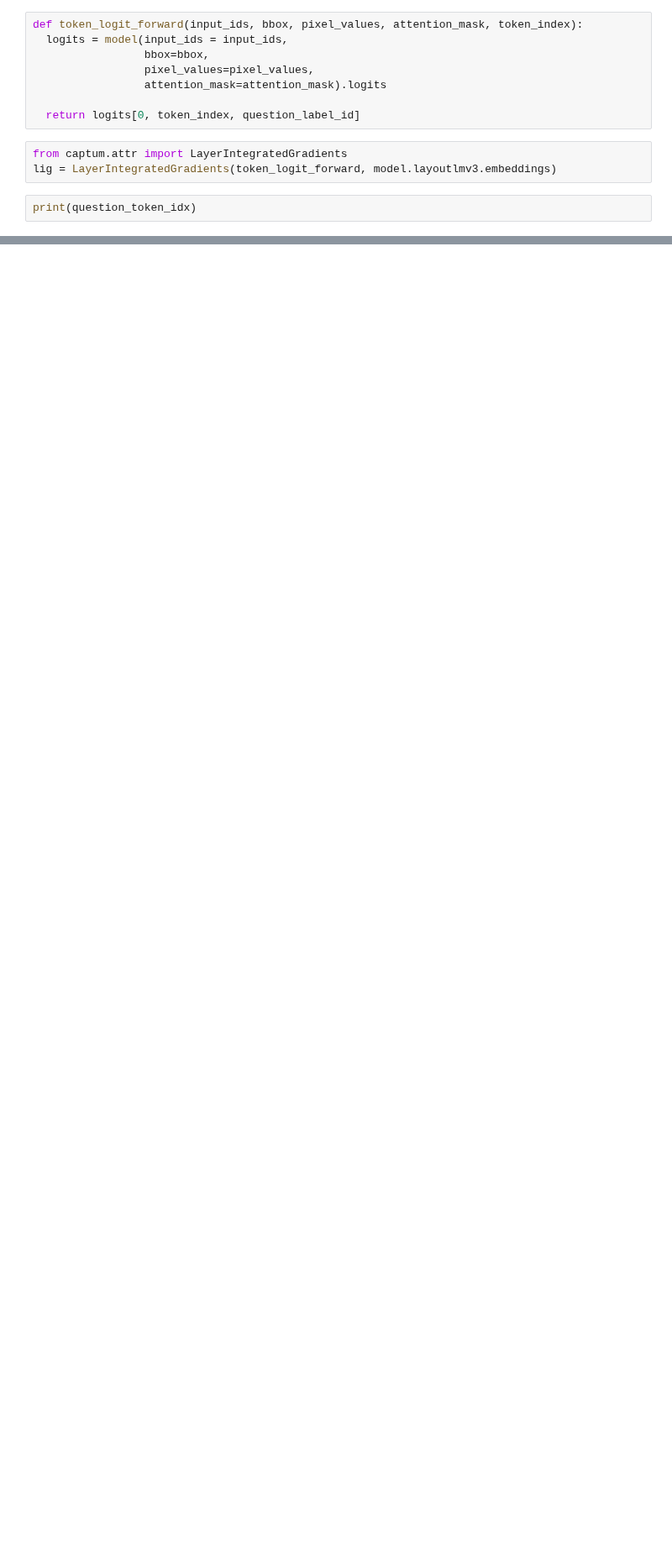
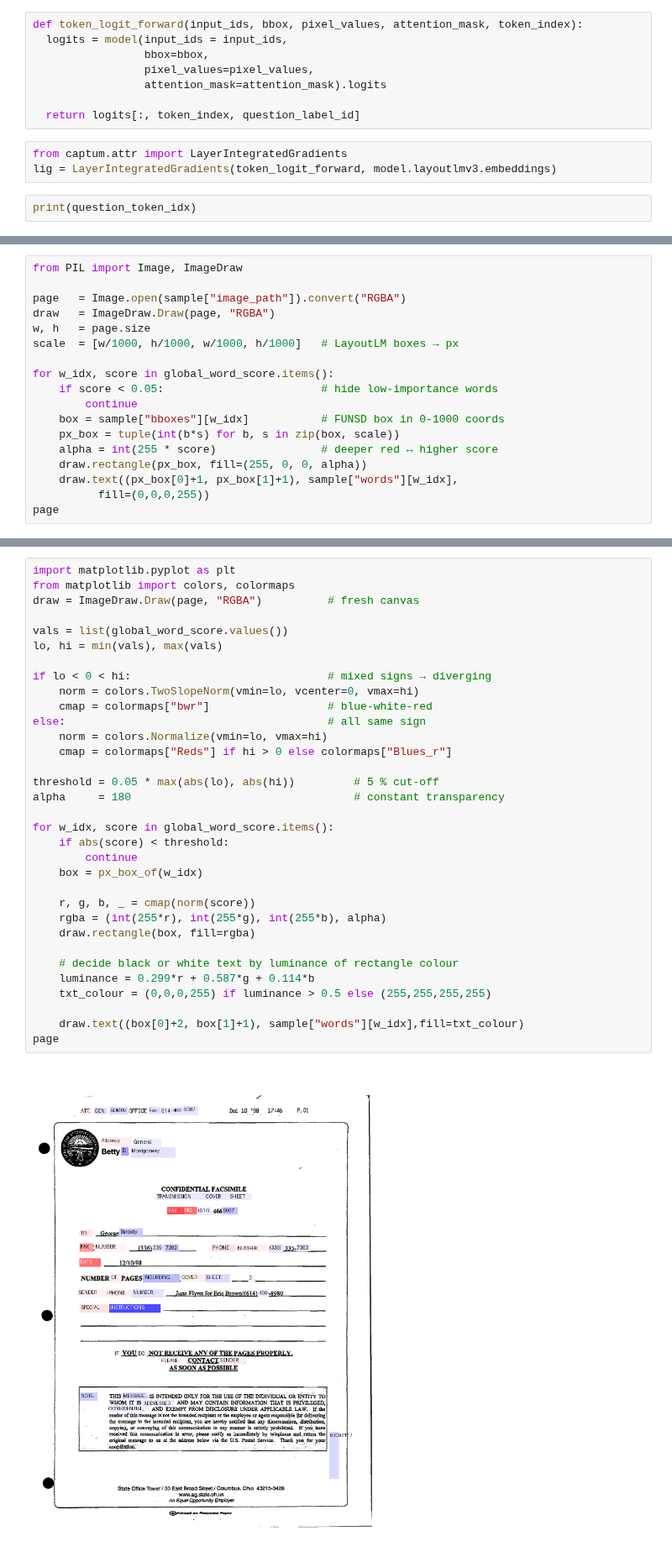
Before and after one commit to adamserag1/Interpretability-for-VRDU-models, a Jupyter notebook: Interpretability Techniques/IntegratedGradients.ipynb, the cells around one changed output, grey strips where cells are left out. Shown at 84% size. Cells and saved outputs as stored; diff of their text form; blank space fills up the shorter version.

```diff
--- a/Interpretability Techniques/IntegratedGradients.ipynb
+++ b/Interpretability Techniques/IntegratedGradients.ipynb
@@ -113,7 +138,7 @@ def token_logit_forward(input_ids, bbox, pixel_values, attention_mask, token_ind
                  pixel_values=pixel_values,
                  attention_mask=attention_mask).logits
 
-  return logits[0, token_index, question_label_id]
+  return logits[:, token_index, question_label_id]
 # %%
 from captum.attr import LayerIntegratedGradients
 lig = LayerIntegratedGradients(token_logit_forward, model.layoutlmv3.embeddings)
@@ -191,0 +246,18 @@ for token_id, idx, scalar_logit in tokens_labeled_question:
+# %%
+from PIL import Image, ImageDraw
+
+page   = Image.open(sample["image_path"]).convert("RGBA")
+draw   = ImageDraw.Draw(page, "RGBA")
+w, h   = page.size
+scale  = [w/1000, h/1000, w/1000, h/1000]   # LayoutLM boxes → px
+
+for w_idx, score in global_word_score.items():
+    if score < 0.05:                        # hide low-importance words
+        continue
+    box = sample["bboxes"][w_idx]           # FUNSD box in 0-1000 coords
+    px_box = tuple(int(b*s) for b, s in zip(box, scale))
+    alpha = int(255 * score)                # deeper red ↔ higher score
+    draw.rectangle(px_box, fill=(255, 0, 0, alpha))
+    draw.text((px_box[0]+1, px_box[1]+1), sample["words"][w_idx],
+          fill=(0,0,0,255))
+page
@@ -191,0 +266,35 @@ for token_id, idx, scalar_logit in tokens_labeled_question:
+# %%
+import matplotlib.pyplot as plt
+from matplotlib import colors, colormaps
+draw = ImageDraw.Draw(page, "RGBA")          # fresh canvas
+
+vals = list(global_word_score.values())
+lo, hi = min(vals), max(vals)
+
+if lo < 0 < hi:                              # mixed signs → diverging
+    norm = colors.TwoSlopeNorm(vmin=lo, vcenter=0, vmax=hi)
+    cmap = colormaps["bwr"]                  # blue-white-red
+else:                                        # all same sign
+    norm = colors.Normalize(vmin=lo, vmax=hi)
+    cmap = colormaps["Reds"] if hi > 0 else colormaps["Blues_r"]
+
+threshold = 0.05 * max(abs(lo), abs(hi))         # 5 % cut-off
+alpha     = 180                                  # constant transparency
+
+for w_idx, score in global_word_score.items():
+    if abs(score) < threshold:
+        continue
+    box = px_box_of(w_idx)
+
+    r, g, b, _ = cmap(norm(score))
+    rgba = (int(255*r), int(255*g), int(255*b), alpha)
+    draw.rectangle(box, fill=rgba)
+
+    # decide black or white text by luminance of rectangle colour
+    luminance = 0.299*r + 0.587*g + 0.114*b
+    txt_colour = (0,0,0,255) if luminance > 0.5 else (255,255,255,255)
+
+    draw.text((box[0]+2, box[1]+1), sample["words"][w_idx],fill=txt_colour)
+page
+# %% [output]
+[figure, added]
```
Also changed, not shown: parts of 29 cells of this notebook.
